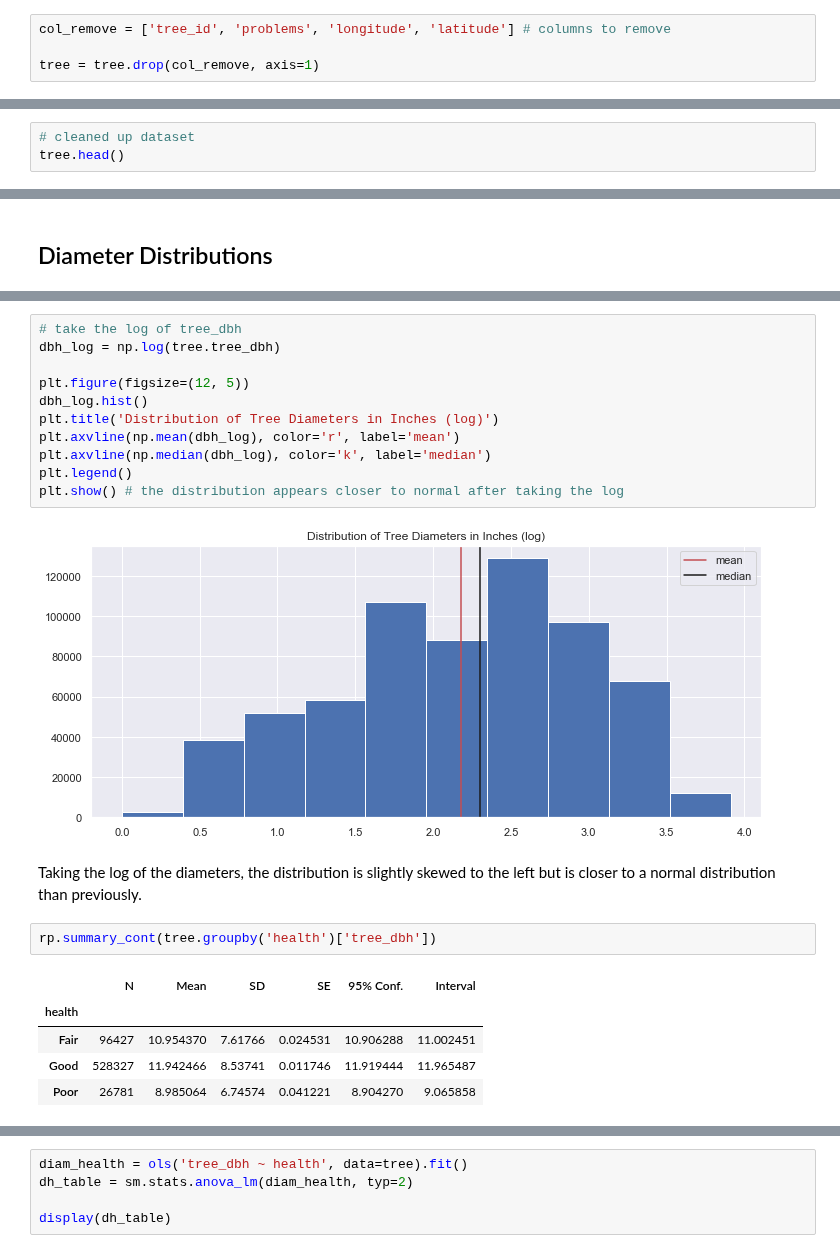
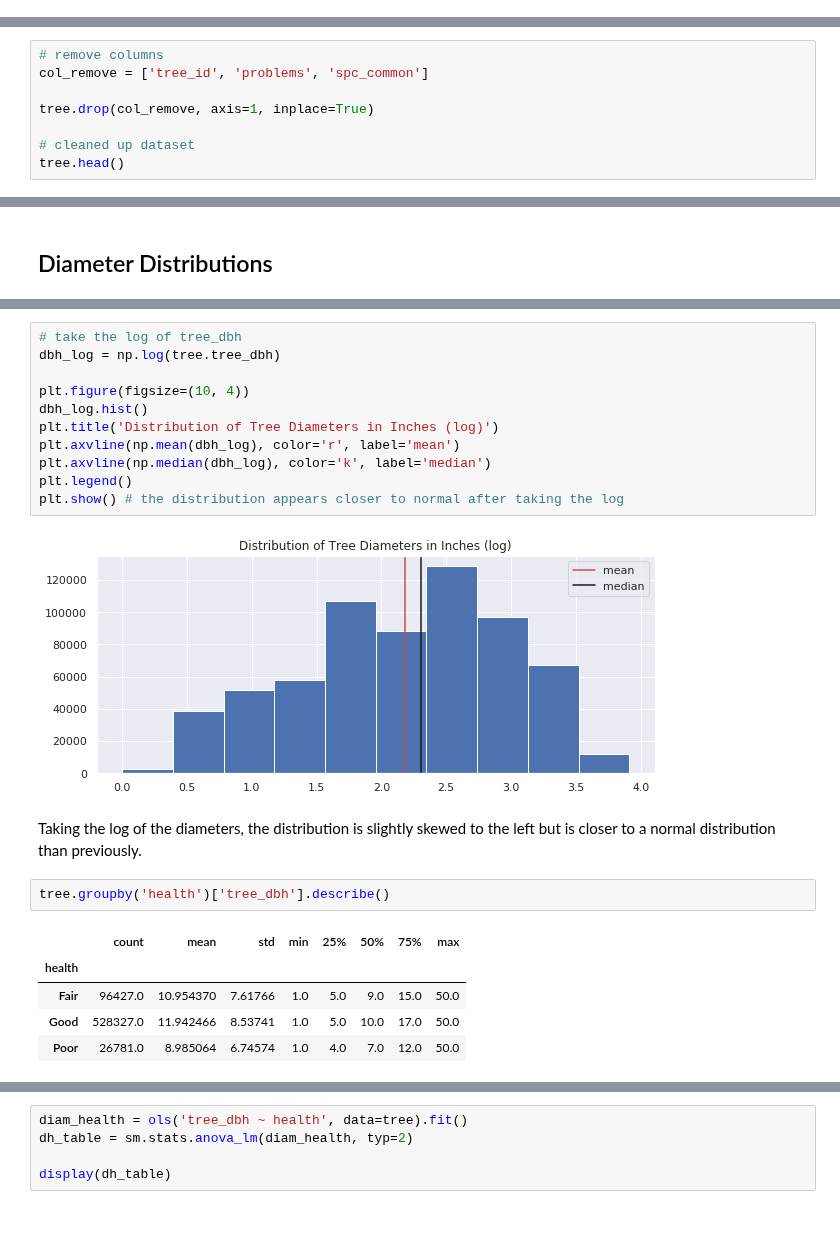
Before and after one commit to annasophiat/tree-health-census, a Jupyter notebook: tree_census_statistical_analysis.ipynb, the cells around one changed output, grey strips where cells are left out. Drawn from its saved outputs; the diff is of its cells as text; blank space fills up the shorter version.

```diff
--- a/tree_census_statistical_analysis.ipynb
+++ b/tree_census_statistical_analysis.ipynb
@@ -56,4 +55,0 @@ The problems column is reflected in the adjacent 9 columns so we are removing it
-# %%
-col_remove = ['tree_id', 'problems', 'longitude', 'latitude'] # columns to remove
-
-tree = tree.drop(col_remove, axis=1)
@@ -60,4 +72,9 @@ tree = tree.drop(col_remove, axis=1)
 # %%
+# remove columns
+col_remove = ['tree_id', 'problems', 'spc_common']
+
+tree.drop(col_remove, axis=1, inplace=True)
+
 # cleaned up dataset
 tree.head()
 # %% [output]
@@ -391,7 +261,7 @@ rp.summary_cont(tree.tree_dbh)
 # take the log of tree_dbh
 dbh_log = np.log(tree.tree_dbh)
 
-plt.figure(figsize=(12, 5))
+plt.figure(figsize=(10, 4))
 dbh_log.hist()
 plt.title('Distribution of Tree Diameters in Inches (log)')
 plt.axvline(np.mean(dbh_log), color='r', label='mean')
@@ -399,14 +269,14 @@ plt.axvline(np.median(dbh_log), color='k', label='median')
 plt.legend()
 plt.show() # the distribution appears closer to normal after taking the log
 # %% [output]
-[figure, old version]
+[figure, new version]
 # %% [markdown]
 Taking the log of the diameters, the distribution is slightly skewed to the left but is closer to a normal distribution than previously.
 # %%
-rp.summary_cont(tree.groupby('health')['tree_dbh'])
+tree.groupby('health')['tree_dbh'].describe()
 # %% [output]
-|  | N | Mean | SD | SE | 95% Conf. | Interval |
-| health |  |  |  |  |  |  |
-| Fair | 96427 | 10.954370 | 7.61766 | 0.024531 | 10.906288 | 11.002451 |
-| Good | 528327 | 11.942466 | 8.53741 | 0.011746 | 11.919444 | 11.965487 |
-| Poor | 26781 | 8.985064 | 6.74574 | 0.041221 | 8.904270 | 9.065858 |
+|  | count | mean | std | min | 25% | 50% | 75% | max |
+| health |  |  |  |  |  |  |  |  |
+| Fair | 96427.0 | 10.954370 | 7.61766 | 1.0 | 5.0 | 9.0 | 15.0 | 50.0 |
+| Good | 528327.0 | 11.942466 | 8.53741 | 1.0 | 5.0 | 10.0 | 17.0 | 50.0 |
+| Poor | 26781.0 | 8.985064 | 6.74574 | 1.0 | 4.0 | 7.0 | 12.0 | 50.0 |
```
Also changed, not shown: parts of 94 cells of this notebook.
